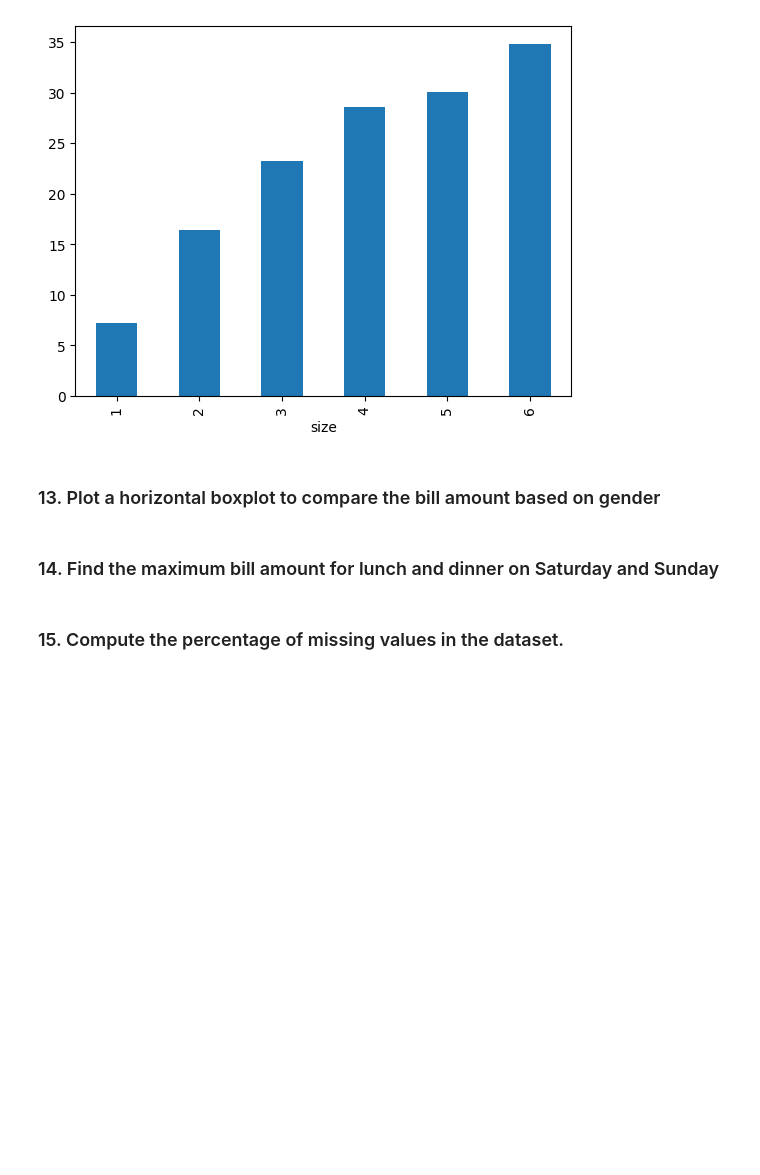
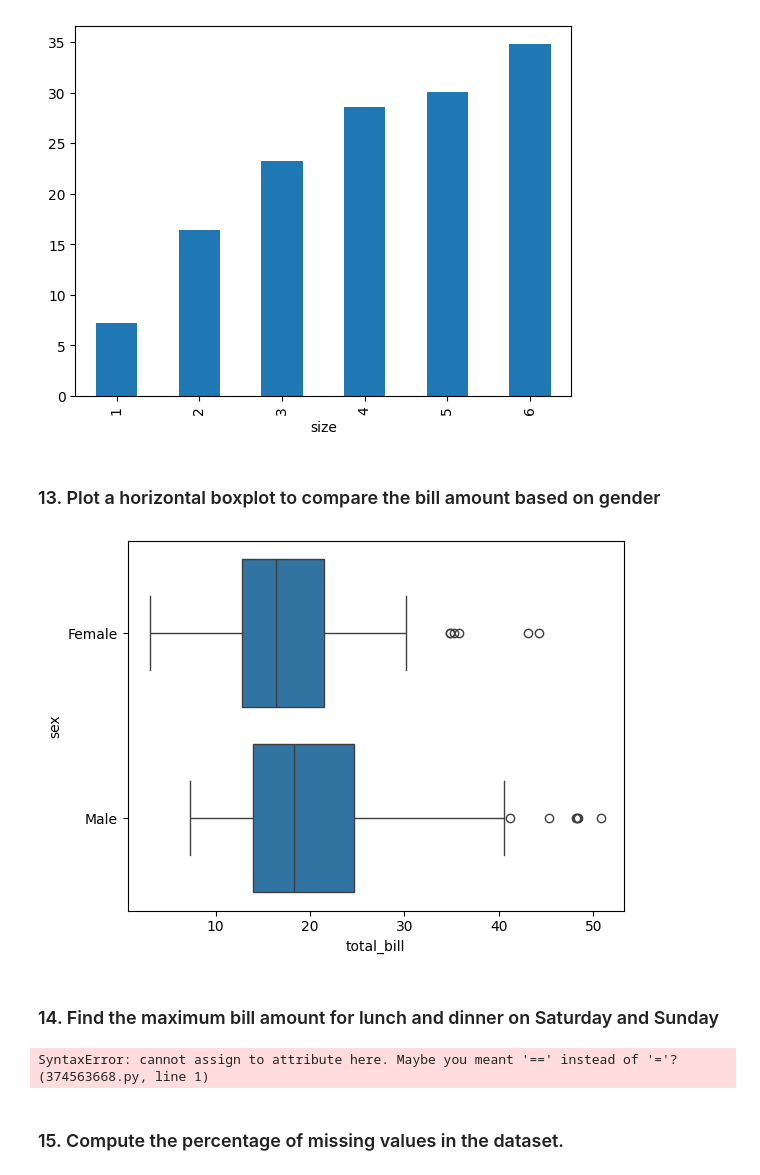
Before and after one commit to avadhut98/AvadhutPatil_Lab2_PythonforDS, a Jupyter notebook: Lab 2 - Problem Statement (Python for DS).ipynb, the cells around one changed output. Saved outputs shown, nothing was run; the diff lists cells and outputs as text; code cells hidden in the pictures; blank space fills up the shorter version.

```diff
--- a/Lab 2 - Problem Statement (Python for DS).ipynb
+++ b/Lab 2 - Problem Statement (Python for DS).ipynb
@@ -199,7 +199,16 @@ df.groupby('size')['total_bill'].mean().plot(kind='bar')
 [figure]
 # %% [markdown]
 ### 13. Plot a horizontal boxplot to compare the bill amount based on gender
+# %%
+sns.boxplot(x = 'total_bill', y = 'sex', data= df)
+plt.show()
+# %% [output]
+[figure, added]
 # %% [markdown]
 ### 14. Find the maximum bill amount for lunch and dinner on Saturday and Sunday
+# %%
+df.groupby(['time','day'])['total_bill'].max()[df.time='Dinner' and df.day in ['Sat','Sun']]
+# %% [output]
+SyntaxError: cannot assign to attribute here. Maybe you meant '==' instead of '='? (374563668.py, line 1)
 # %% [markdown]
 ### 15. Compute the percentage of missing values in the dataset.
```
Also changed, not shown: parts of 21 cells of this notebook.
